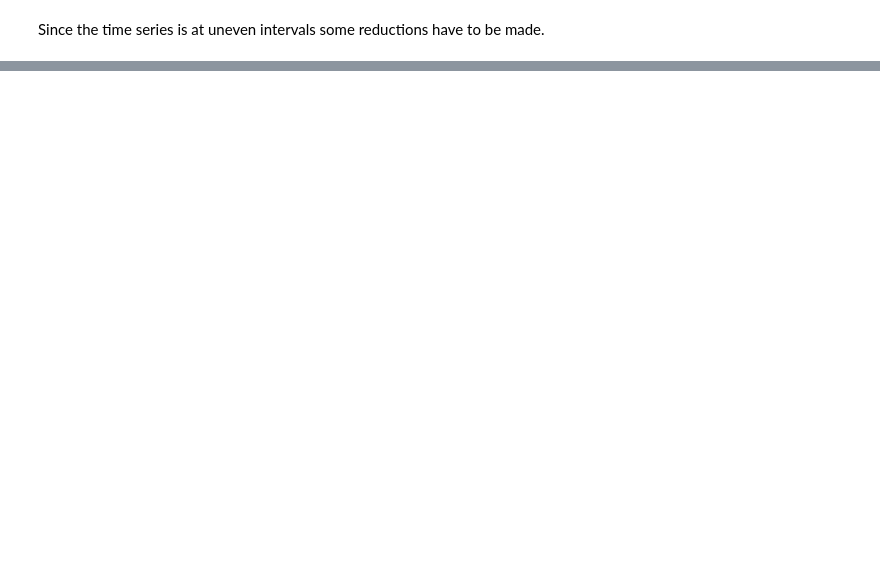
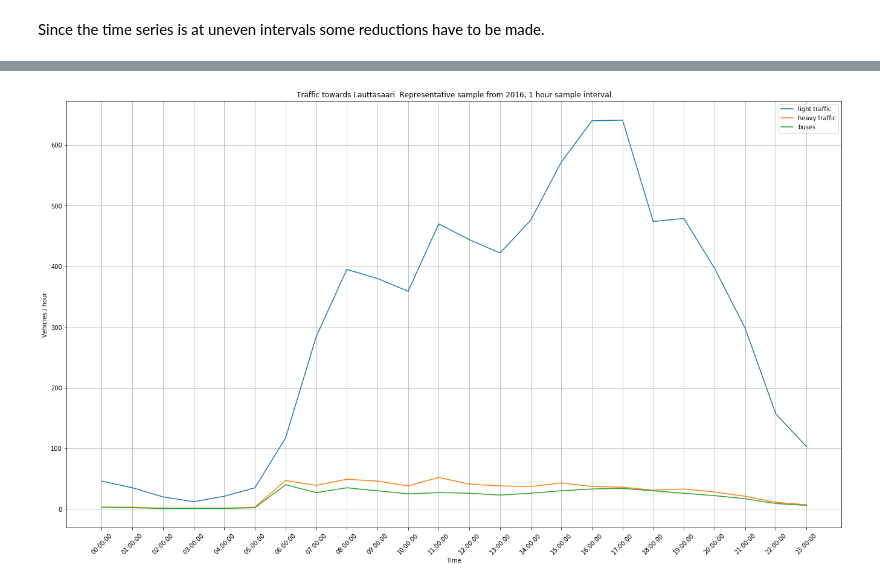
Before and after one commit to MathiasEriksson/LvsB, a Jupyter notebook: Lauttasaari_tms_averages.ipynb, the cells around one changed output, grey strips where cells are left out. Saved outputs shown, nothing was run; the diff lists cells and outputs as text; code cells hidden in the pictures; blank space fills up the shorter version.

```diff
--- a/Lauttasaari_tms_averages.ipynb
+++ b/Lauttasaari_tms_averages.ipynb
@@ -125,6 +109,5 @@ plt.plot(y_2015_2.tunti,y_2015_2.autot,label='Away from Helsinki')
 # %%
-y_2016_1 = yrl[(yrl.vuosi == 2016) & (yrl.suunta == 1.0) ]
-y_2016_2 = yrl[(yrl.vuosi == 2016) & (yrl.suunta == 2.0) ]
-
-plt.plot(y_2016_1.tunti,y_2016_1.autot, label='Towards Helsinki')
-plt.plot(y_2016_2.tunti,y_2016_2.autot,label='Away from Helsinki')
+y_2016_tohel = yrl[(yrl.vuosi == 2016) & (yrl.suunta == 1.0) ]
+y_2016_tolaru = yrl[(yrl.vuosi == 2016) & (yrl.suunta == 2.0) ]
+y_2016_tohel = y_2016_tohel.drop(['aika','suunta','vuosi'],axis = 1)
+y_2016_tolaru = y_2016_tolaru.drop(['aika','suunta','vuosi'],axis = 1)
@@ -133,0 +132,6 @@ plt.plot(y_2016_2.tunti,y_2016_2.autot,label='Away from Helsinki')
+# %%
+y_2016_tohel['time'] = y_2016_tohel['tunti'].apply(lambda x: pd.to_timedelta(x, unit='h'))
+y_2016_tolaru['time'] = y_2016_tolaru['tunti'].apply(lambda x: pd.to_timedelta(x, unit='h'))
+y_2016_tolaru = y_2016_tolaru.set_index('time')
+y_2016_tohel = y_2016_tohel.set_index('time')
+y_2016_tohel
@@ -133,0 +157,4 @@ plt.plot(y_2016_2.tunti,y_2016_2.autot,label='Away from Helsinki')
+# %%
+y_2016_tohel = y_2016_tohel.drop(['tunti'], axis = 1)
+y_2016_tolaru = y_2016_tolaru.drop(['tunti'], axis = 1)
+y_2016_tolaru
@@ -133,0 +180,15 @@ plt.plot(y_2016_2.tunti,y_2016_2.autot,label='Away from Helsinki')
+# %%
+xinterval = pd.date_range('1/1/2011', periods=24, freq='H').time
+# %%
+plt.figure(figsize=(23,13))
+plt.xticks(xinterval,rotation=45)
+plt.grid(True)
+plt.title('Traffic towards Lauttasaari. Representative sample from 2016, 1 hour sample interval')
+plt.plot(xinterval,y_2016_tolaru['light traffic']);
+plt.plot(xinterval,y_2016_tolaru['heavy traffic']);
+plt.plot(xinterval,y_2016_tolaru['buses']);
+plt.legend(['light traffic','heavy traffic','buses']);
+plt.xlabel('Time');
+plt.ylabel('Vehicles / hour');
+# %% [output]
+[figure, added]
```
Also changed, not shown: parts of 21 cells of this notebook, 1 other file.
